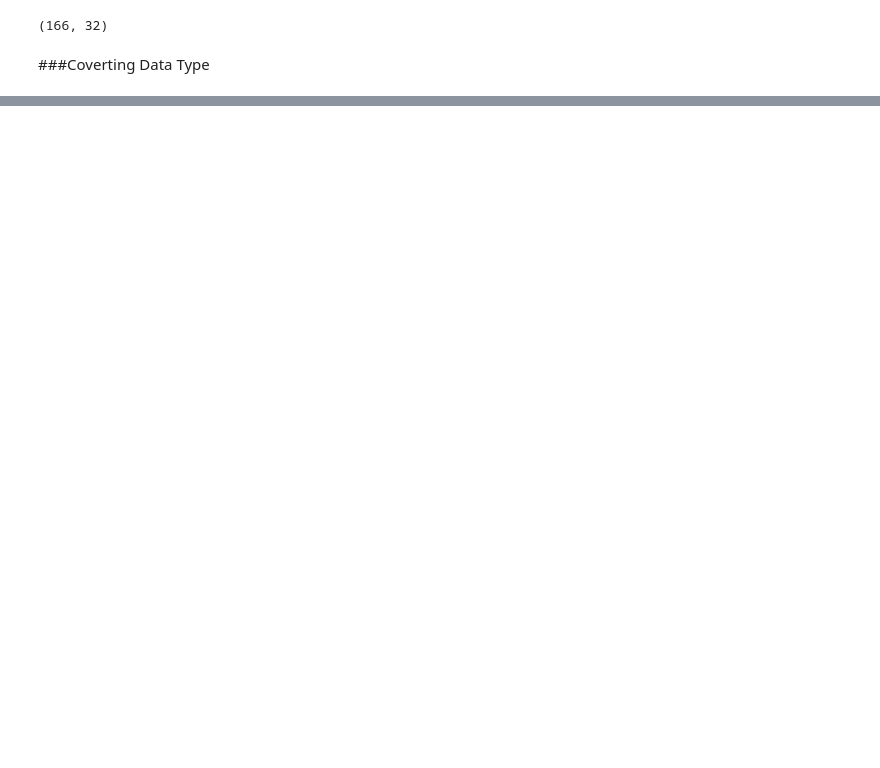
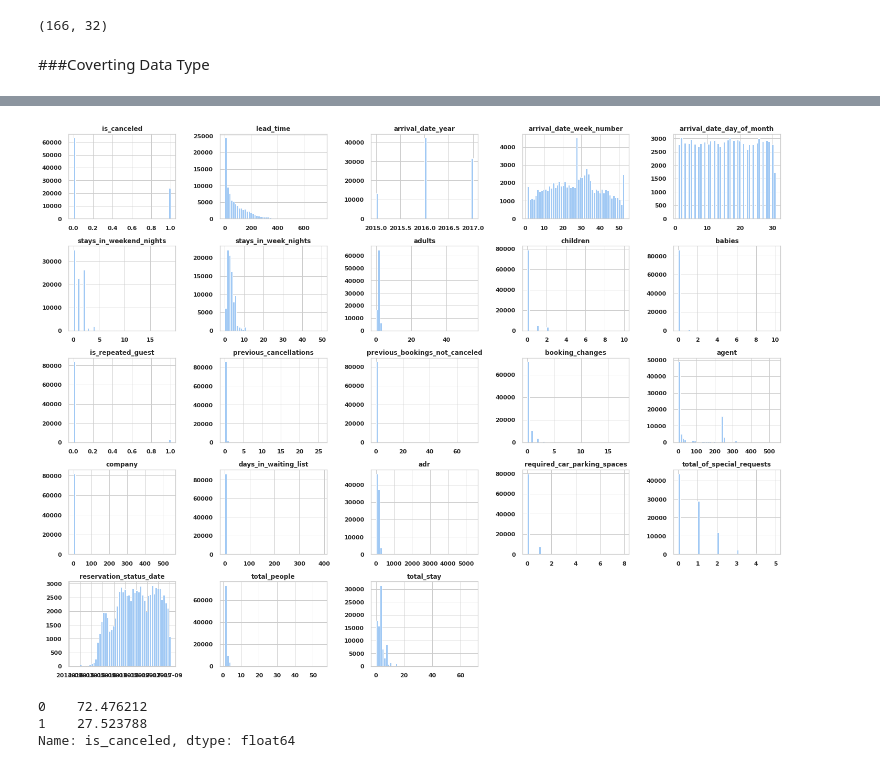
Before and after one commit to VHP2305/EDA-Capstone, a Jupyter notebook: Hotel_Booking_Analysis_Capstone_Project.ipynb, the cells around one changed output, grey strips where cells are left out. Cells and saved outputs as stored; diff of their text form; code cells hidden in the pictures; blank space fills up the shorter version.

```diff
--- a/Hotel_Booking_Analysis_Capstone_Project.ipynb
+++ b/Hotel_Booking_Analysis_Capstone_Project.ipynb
@@ -284,0 +338,13 @@ df1['total_stay'] = df1['stays_in_weekend_nights'] + df1['stays_in_week_nights']
+# %%
+# a histogram plot for each numerical attribute
+df.hist(bins=50, figsize=(20,15))
+plt.tight_layout()
+plt.show()
+# %% [output]
+[figure, added]
+# %%
+df['is_canceled'].value_counts()/df['hotel'].shape[0]*100
+# %% [output]
+0    72.476212
+1    27.523788
+Name: is_canceled, dtype: float64
```
Also changed, not shown: parts of 11 cells of this notebook.
